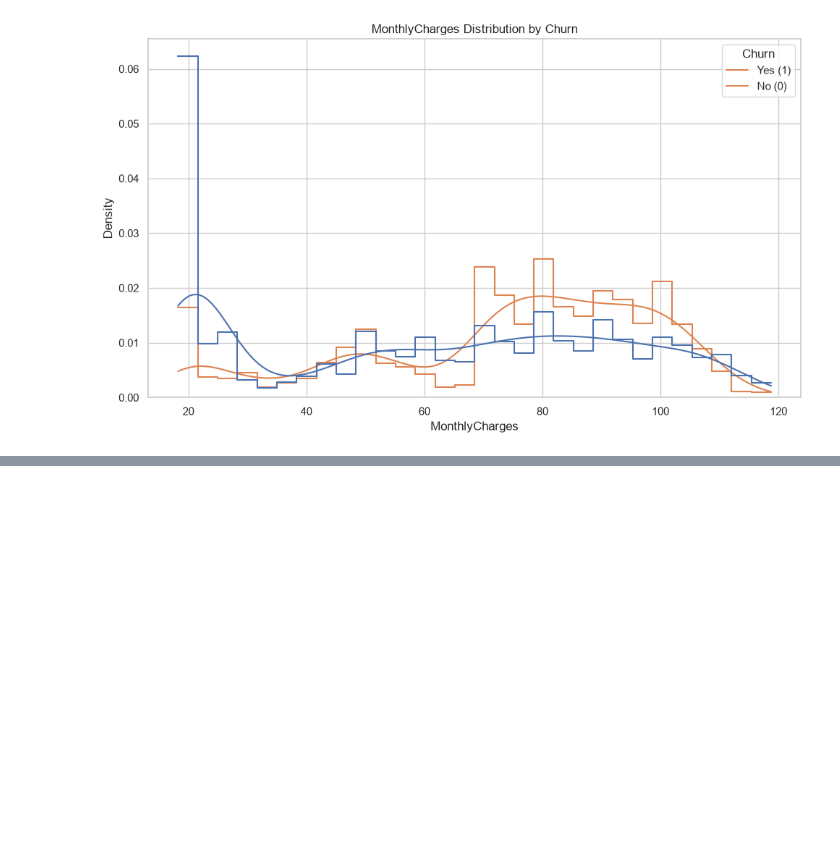
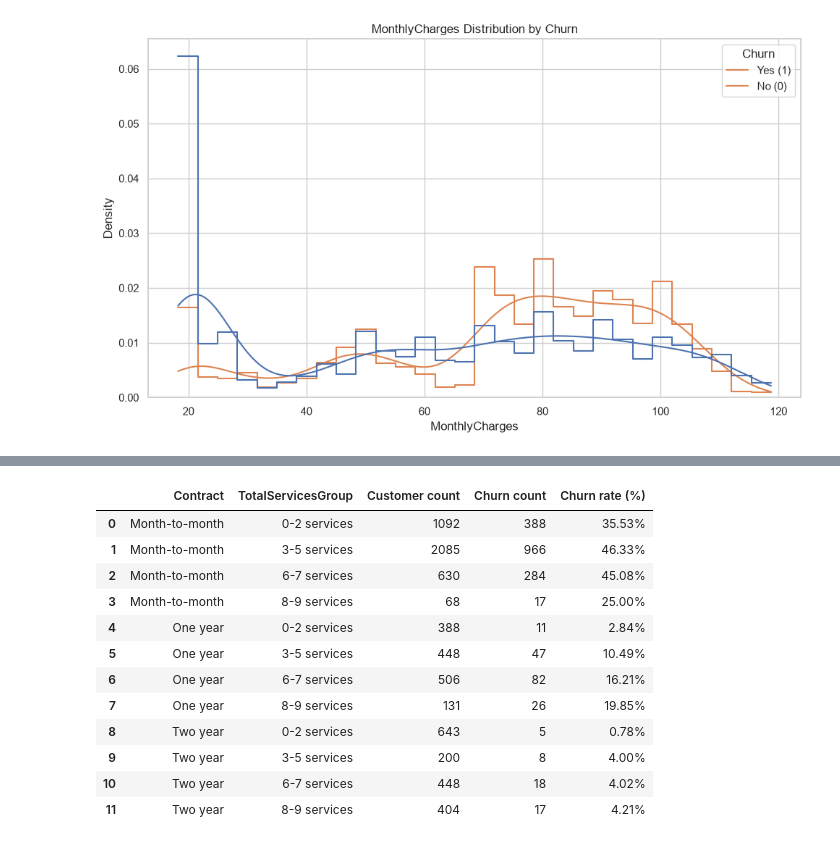
Before and after one commit to quoctuan1111/customer-churn-prediction, a Jupyter notebook: notebooks/02_eda.ipynb, the cells around one changed output, grey strips where cells are left out. Saved outputs shown, nothing was run; the diff lists cells and outputs as text; code cells hidden in the pictures; blank space fills up the shorter version.

```diff
--- a/notebooks/02_eda.ipynb
+++ b/notebooks/02_eda.ipynb
@@ -270,0 +294,48 @@ plt.show()
+# %%
+service_columns = [
+    "PhoneService", "MultipleLines", "InternetService", "OnlineSecurity",
+    "OnlineBackup", "DeviceProtection", "TechSupport", "StreamingTV",
+    "StreamingMovies",
+]
+analysis_df = df.copy()
+service_flags = pd.DataFrame(index=analysis_df.index)
+service_flags["PhoneService"] = analysis_df["PhoneService"].eq("Yes")
+service_flags["MultipleLines"] = analysis_df["MultipleLines"].eq("Yes")
+service_flags["InternetService"] = analysis_df["InternetService"].ne("No")
+for service in service_columns[3:]:
+    service_flags[service] = analysis_df[service].eq("Yes")
+analysis_df["TotalServices"] = service_flags.sum(axis=1)
+analysis_df["TotalServicesGroup"] = pd.cut(
+    analysis_df["TotalServices"], bins=[-1, 2, 5, 7, 9],
+    labels=["0-2 services", "3-5 services", "6-7 services", "8-9 services"],
+)
+analysis_df["Churn_Encoded"] = analysis_df["Churn"].map({"Yes": 1, "No": 0})
+contract_service_summary = (
+    analysis_df.groupby(["Contract", "TotalServicesGroup"], observed=False)
+    .agg(
+        **{
+            "Customer count": ("Churn_Encoded", "size"),
+            "Churn count": ("Churn_Encoded", "sum"),
+            "Churn rate (%)": ("Churn_Encoded", "mean"),
+        }
+    )
+    .assign(**{"Churn rate (%)": lambda data: data["Churn rate (%)"] * 100})
+    .reset_index()
+)
+display_table = contract_service_summary.copy()
+display_table["Churn rate (%)"] = display_table["Churn rate (%)"].map(lambda rate: f"{rate:.2f}%")
+display(display_table)
+# %% [output]
+|  | Contract | TotalServicesGroup | Customer count | Churn count | Churn rate (%) |
+| 0 | Month-to-month | 0-2 services | 1092 | 388 | 35.53% |
+| 1 | Month-to-month | 3-5 services | 2085 | 966 | 46.33% |
+| 2 | Month-to-month | 6-7 services | 630 | 284 | 45.08% |
+| 3 | Month-to-month | 8-9 services | 68 | 17 | 25.00% |
+| 4 | One year | 0-2 services | 388 | 11 | 2.84% |
+| 5 | One year | 3-5 services | 448 | 47 | 10.49% |
+| 6 | One year | 6-7 services | 506 | 82 | 16.21% |
+| 7 | One year | 8-9 services | 131 | 26 | 19.85% |
+| 8 | Two year | 0-2 services | 643 | 5 | 0.78% |
+| 9 | Two year | 3-5 services | 200 | 8 | 4.00% |
+| 10 | Two year | 6-7 services | 448 | 18 | 4.02% |
+| 11 | Two year | 8-9 services | 404 | 17 | 4.21% |
```
Also changed, not shown: parts of 9 cells of this notebook.
